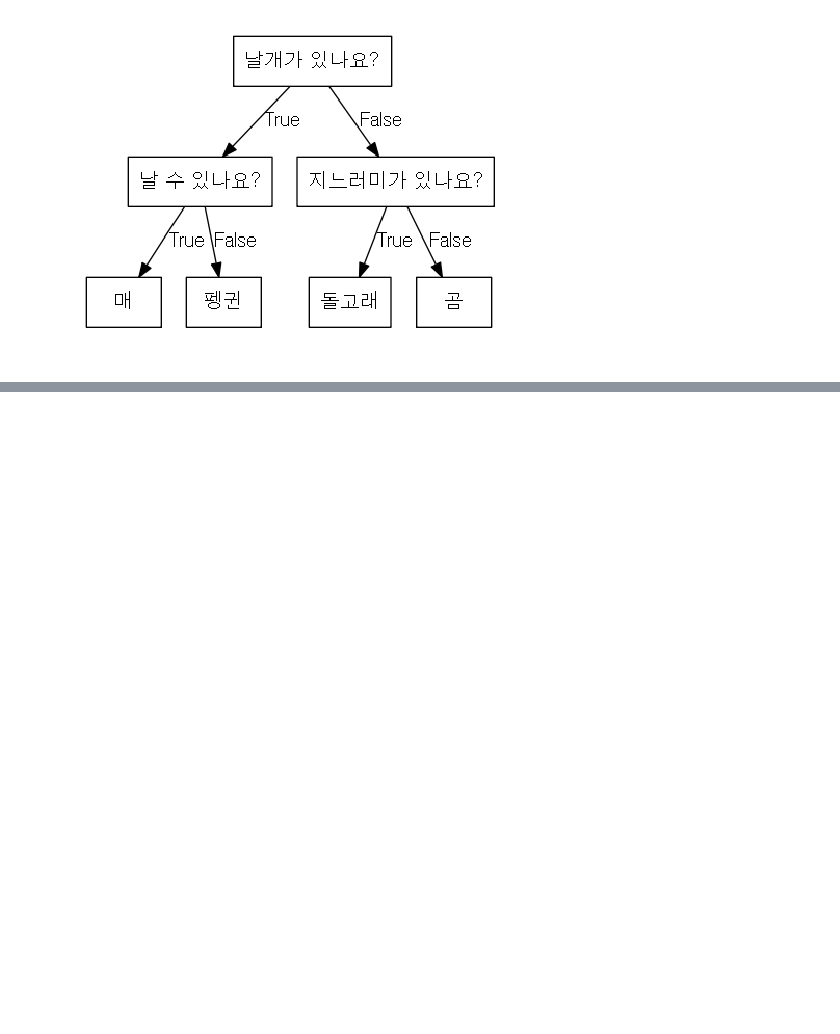
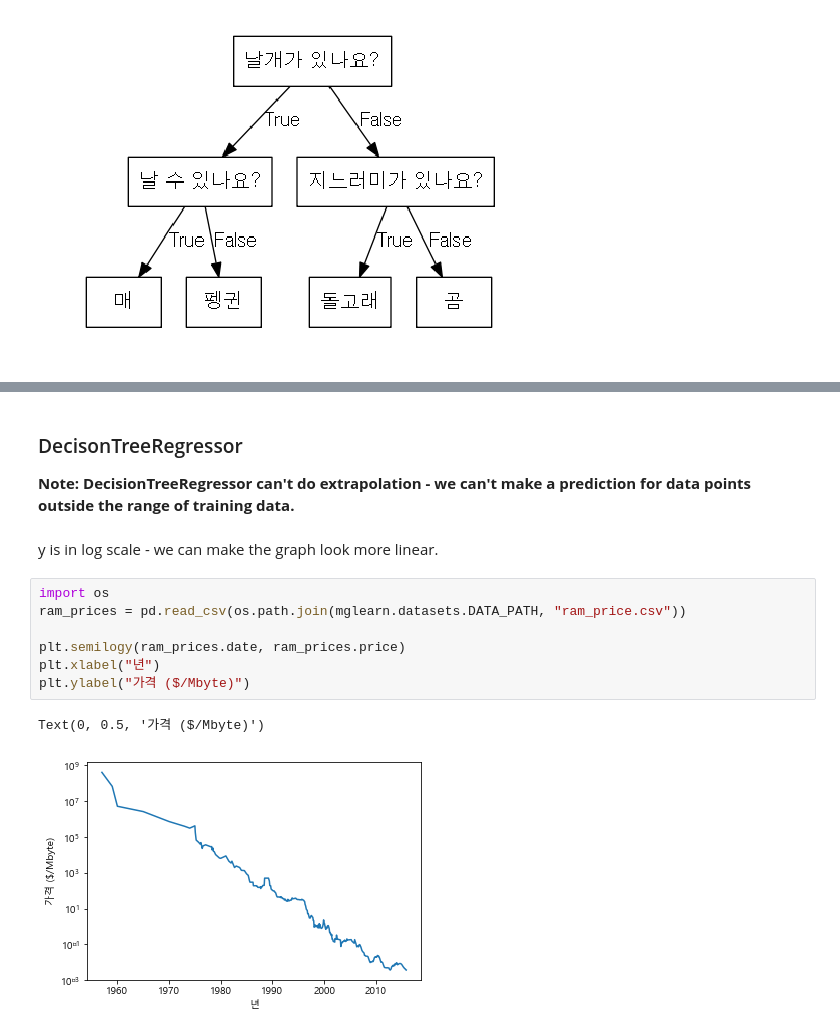
Before and after one commit to ronaldseoh/introduction_to_ml_with_python, a Jupyter notebook: 02-supervised-learning_ronaldseoh.ipynb, the cells around one changed output, grey strips where cells are left out. Cells and saved outputs as stored; diff of their text form; blank space fills up the shorter version.

```diff
--- a/02-supervised-learning_ronaldseoh.ipynb
+++ b/02-supervised-learning_ronaldseoh.ipynb
@@ -592,0 +659,16 @@ mglearn.plots.plot_animal_tree()
+# %% [markdown]
+### DecisonTreeRegressor
+
+**Note: DecisionTreeRegressor can't do extrapolation - we can't make a prediction for data points outside the range of training data.**
+# %% [markdown]
+y is in log scale - we can make the graph look more linear.
+# %%
+import os
+ram_prices = pd.read_csv(os.path.join(mglearn.datasets.DATA_PATH, "ram_price.csv"))
+
+plt.semilogy(ram_prices.date, ram_prices.price)
+plt.xlabel("년")
+plt.ylabel("가격 ($/Mbyte)")
+# %% [output]
+Text(0, 0.5, '가격 ($/Mbyte)')
+[figure, added]
```
Also changed, not shown: parts of 19 cells of this notebook.
